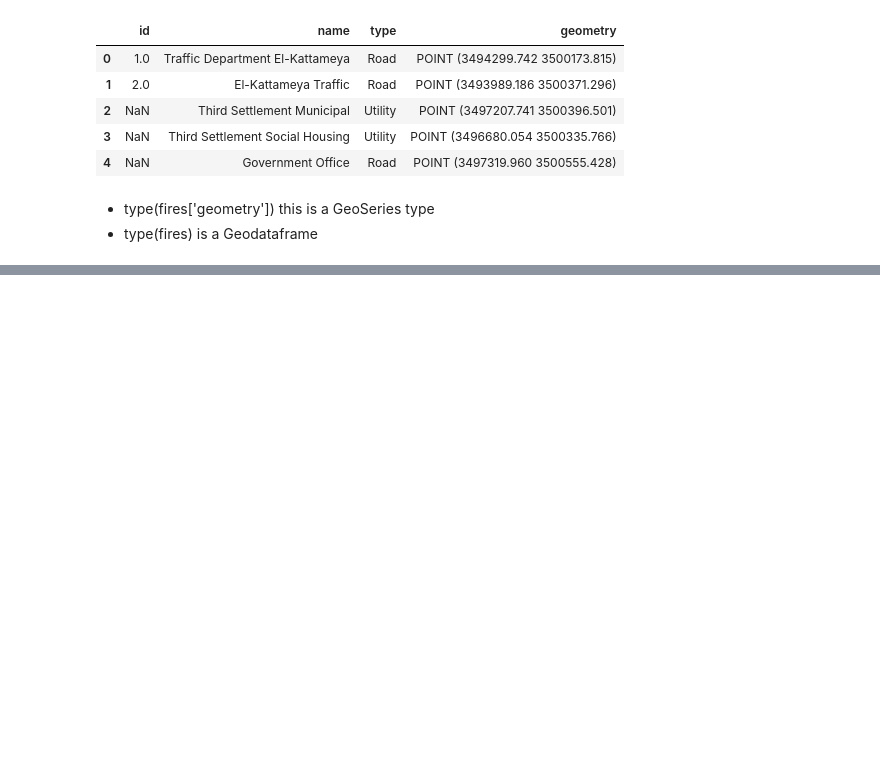
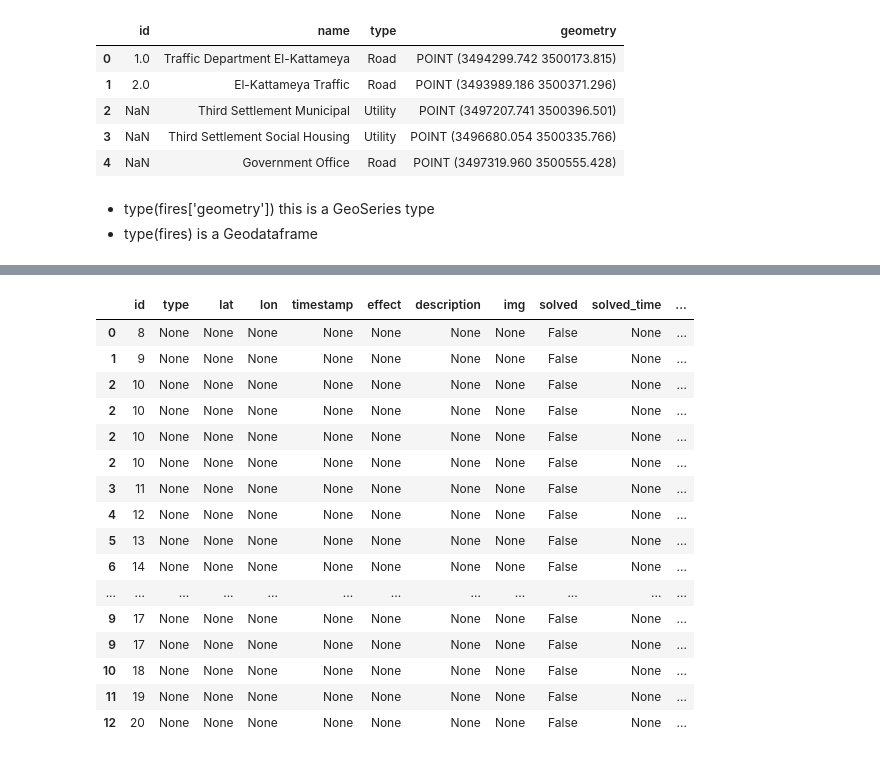
Before and after one commit to Youssef-Harby/report-it, a Jupyter notebook: Buffer/BufferDF.ipynb, the cells around one changed output, grey strips where cells are left out. Drawn from its saved outputs; the diff is of its cells as text; code cells hidden in the pictures; blank space fills up the shorter version.

```diff
--- a/Buffer/BufferDF.ipynb
+++ b/Buffer/BufferDF.ipynb
@@ -19,11 +19,30 @@ facilities.head()
 - type(fires['geometry']) this is a GeoSeries type
 - type(fires) is a Geodataframe
 # %%
-fires['geometry'] = fires['geometry'].buffer(distance=500) #500 meter buffer
+fires['geometry'] = fires['geometry'].buffer(distance=1500) #500 meter buffer
 # %%
 fires.explore()
 # %% [output]
 [interactive output not drawn]
 # %%
-result = geopandas.sjoin(fires, facilities, how='left')
-result.to_file('../Data/Facilities/DemoCairoResults.gpkg', driver='GPKG', layer='Result1')
+result = geopandas.sjoin(fires, facilities[['name', 'geometry']], how='left')
+result.head(45)
+# result.to_file('../Data/Facilities/DemoCairoResults.gpkg', driver='GPKG', layer='Result1')
+# %% [output]
+|  | id | type | lat | lon | timestamp | effect | description | img | solved | solved_time | ... |
+| 0 | 8 | None | None | None | None | None | None | None | False | None | ... |
+| 1 | 9 | None | None | None | None | None | None | None | False | None | ... |
+| 2 | 10 | None | None | None | None | None | None | None | False | None | ... |
+| 2 | 10 | None | None | None | None | None | None | None | False | None | ... |
+| 2 | 10 | None | None | None | None | None | None | None | False | None | ... |
+| 2 | 10 | None | None | None | None | None | None | None | False | None | ... |
+| 3 | 11 | None | None | None | None | None | None | None | False | None | ... |
+| 4 | 12 | None | None | None | None | None | None | None | False | None | ... |
+| 5 | 13 | None | None | None | None | None | None | None | False | None | ... |
+| 6 | 14 | None | None | None | None | None | None | None | False | None | ... |
+| ... | ... | ... | ... | ... | ... | ... | ... | ... | ... | ... | ... |
+| 9 | 17 | None | None | None | None | None | None | None | False | None | ... |
+| 9 | 17 | None | None | None | None | None | None | None | False | None | ... |
+| 10 | 18 | None | None | None | None | None | None | None | False | None | ... |
+| 11 | 19 | None | None | None | None | None | None | None | False | None | ... |
+| 12 | 20 | None | None | None | None | None | None | None | False | None | ... |
```
Also changed, not shown: 1 other file.
